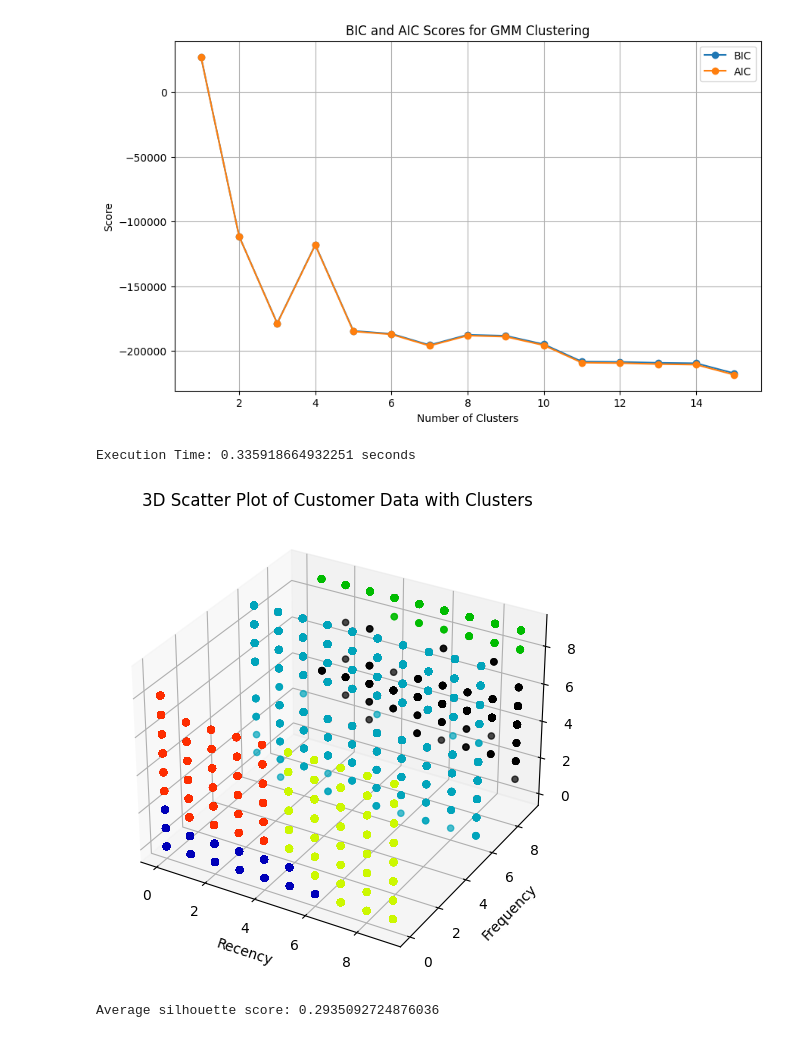
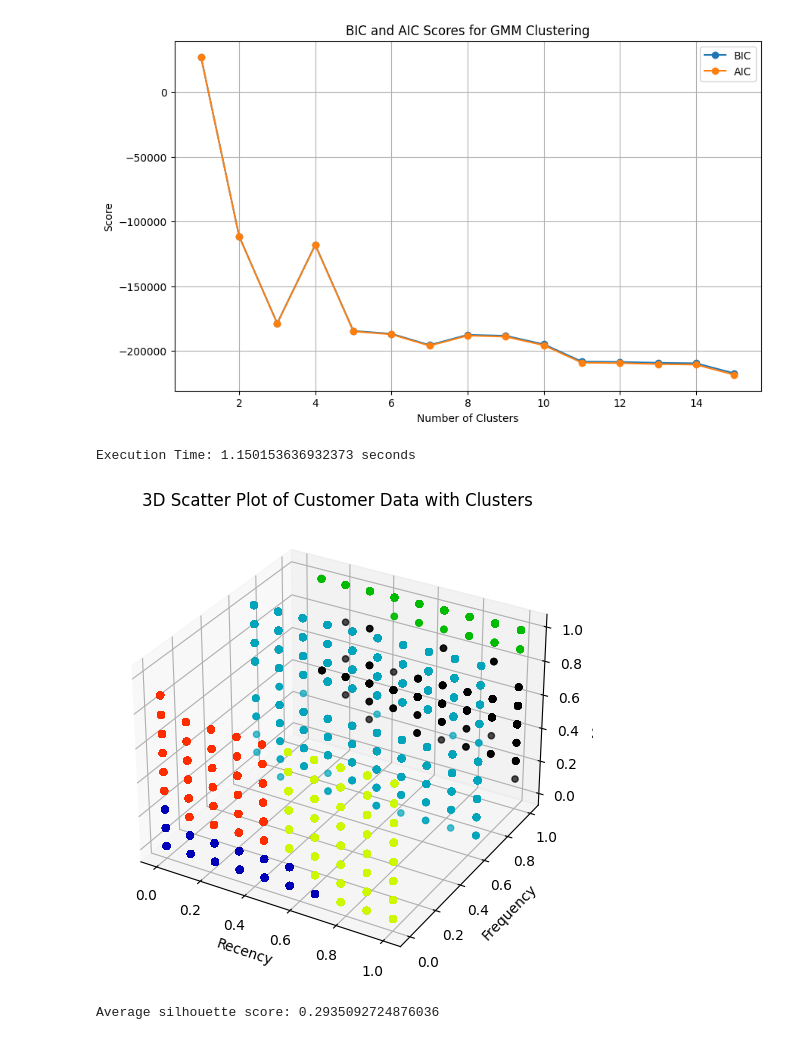
Before and after one commit to MohamedWael45/RFM, a Jupyter notebook: RFM_VeryFinal.ipynb, the cells around one changed output. Saved outputs shown, nothing was run; the diff lists cells and outputs as text; code cells hidden in the pictures.

```diff
--- a/RFM_VeryFinal.ipynb
+++ b/RFM_VeryFinal.ipynb
@@ -239,9 +239,9 @@ Number of clusters: 10
 ValueError: Number of labels is 1. Valid values are 2 to n_samples - 1 (inclusive)
 # %%
 
-median_R2 = df2['Recency'].median()
-median_F2 = df2['Frequency'].median()
-median_M2 = df2['Monetary'].median()
+median_R2 = df2['Recency_normalized'].median()
+median_F2 = df2['Frequency_normalized'].median()
+median_M2 = df2['Monetary_normalized'].median()
 
 # Create initial centroids as the medians of each column
 initial_centroids = np.array([[median_R2, median_F2, median_M2]])
@@ -251,14 +251,14 @@ k = 3  # Change this to the desired number of segments
 
 # Repeat median calculation k-1 times to get k initial centroids
 for _ in range(k-1):
-    median_R2 = df2['Recency'].median()
-    median_F2 = df2['Frequency'].median()
-    median_M2 = df2['Monetary'].median()
+    median_R2 = df2['Recency_normalized'].median()
+    median_F2 = df2['Frequency_normalized'].median()
+    median_M2 = df2['Monetary_normalized'].median()
     initial_centroids = np.append(initial_centroids, [[median_R2, median_F2, median_M2]], axis=0)
 
 # Perform K-means clustering with the initial centroids
 kmeans = KMeans(n_clusters=k, init=initial_centroids, n_init=1)
-kmeans.fit(df2[['Recency', 'Frequency', 'Monetary']])
+kmeans.fit(df2[['Recency_normalized', 'Frequency_normalized', 'Monetary_normalized']])
 
 # Print the cluster labels
 print("Cluster labels:", kmeans.labels_)
@@ -271,8 +271,8 @@ plt.figure(figsize=(8, 6))
 
 # Scatter plot for each cluster
 for cluster in df2['Cluster'].unique():
-    plt.scatter(df2[df2['Cluster'] == cluster]['Recency'],
-                df2[df2['Cluster'] == cluster]['Frequency'],
+    plt.scatter(df2[df2['Cluster'] == cluster]['Recency_normalized'],
+                df2[df2['Cluster'] == cluster]['Frequency_normalized'],
                 label=f'Cluster {cluster}')
 
 # Plot the centroids
@@ -497,36 +497,36 @@ end_time = time.time()
 execution_time = end_time - start_time
 
 
 print("Execution Time:", execution_time, "seconds")
 
 # Predict cluster labels for each data point
 clusters = gmm.predict(X)
 
 # Add the cluster label as a new column to the data
 df2["cluster"] = clusters
 
 # 3D scatter plot
 fig = plt.figure(figsize=(10, 6))
 ax = fig.add_subplot(111, projection='3d')
 
 # Color-code data points by cluster
 color_map = plt.cm.nipy_spectral(clusters / n_clusters)
 
 # Scatter plot with color and transparency
 ax.scatter(
-    df2["Recency"], df2["Frequency"], df2["Monetary"], c=color_map, alpha=0.7
+    df2["Recency_normalized"], df2["Frequency_normalized"], df2["Monetary_normalized"], c=color_map, alpha=0.7
 )
 
 # Set labels and title
 ax.set_xlabel("Recency")
 ax.set_ylabel("Frequency")
 ax.set_zlabel("Monetary")
 ax.set_title("3D Scatter Plot of Customer Data with Clusters")
 
 plt.show()
 # %% [output]
-Execution Time: 0.335918664932251 seconds
+Execution Time: 1.150153636932373 seconds
-[figure, old version]
+[figure, new version]
 # %%
 silhouette_avg = silhouette_score(X, clusters)
 print("Average silhouette score:", silhouette_avg)
```
Also changed, not shown: parts of 3 cells of this notebook.
